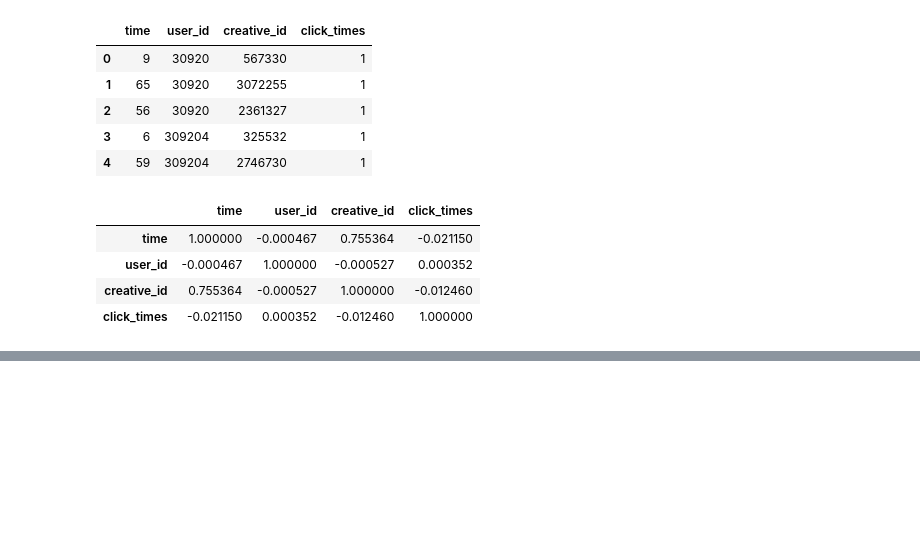
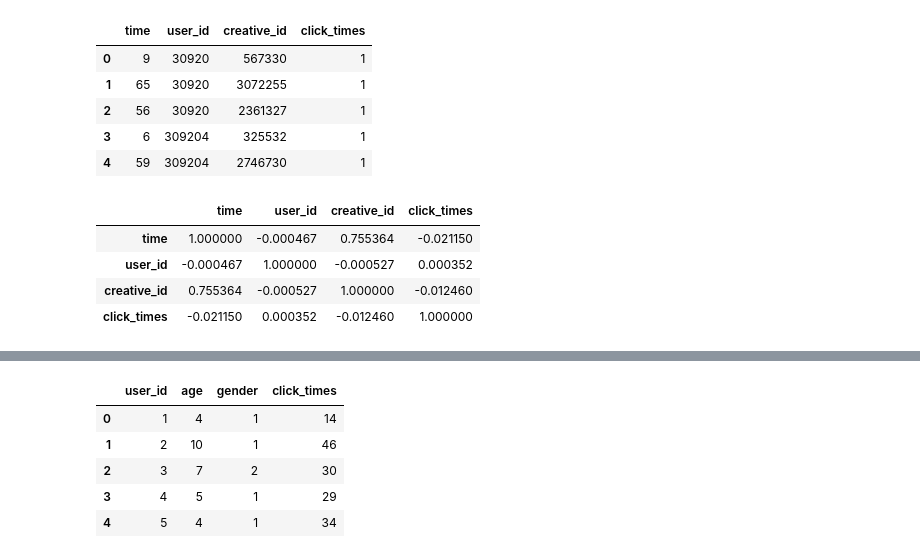
Before and after one commit to lx1374327576/xzwbsrz_pre, a Jupyter notebook: lx_test/pre_test1.ipynb, the cells around one changed output, grey strips where cells are left out. Saved outputs shown, nothing was run; the diff lists cells and outputs as text; code cells hidden in the pictures; blank space fills up the shorter version.

```diff
--- a/lx_test/pre_test1.ipynb
+++ b/lx_test/pre_test1.ipynb
@@ -134,0 +180,2 @@ df3.corr()
+# %%
+df4 = df3.groupby('user_id')['click_times'].sum()
@@ -134,0 +192,11 @@ df3.corr()
+# %%
+df = pd.merge(df, df4, left_on='user_id', right_on='user_id')
+# %%
+df.head()
+# %% [output]
+|  | user_id | age | gender | click_times |
+| 0 | 1 | 4 | 1 | 14 |
+| 1 | 2 | 10 | 1 | 46 |
+| 2 | 3 | 7 | 2 | 30 |
+| 3 | 4 | 5 | 1 | 29 |
+| 4 | 5 | 4 | 1 | 34 |
```
Also changed, not shown: parts of 27 cells of this notebook.
